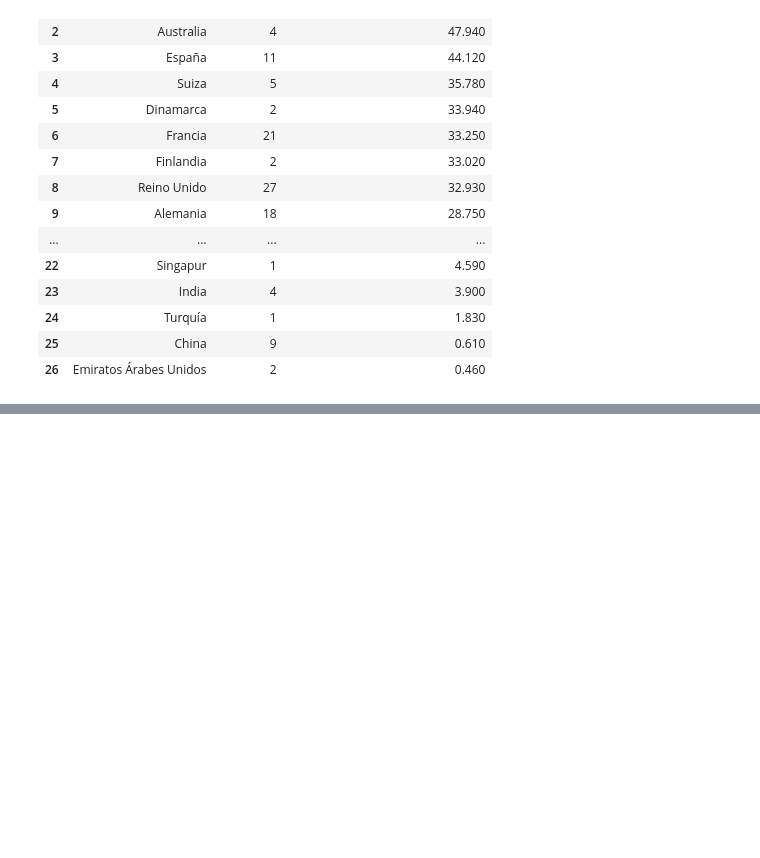
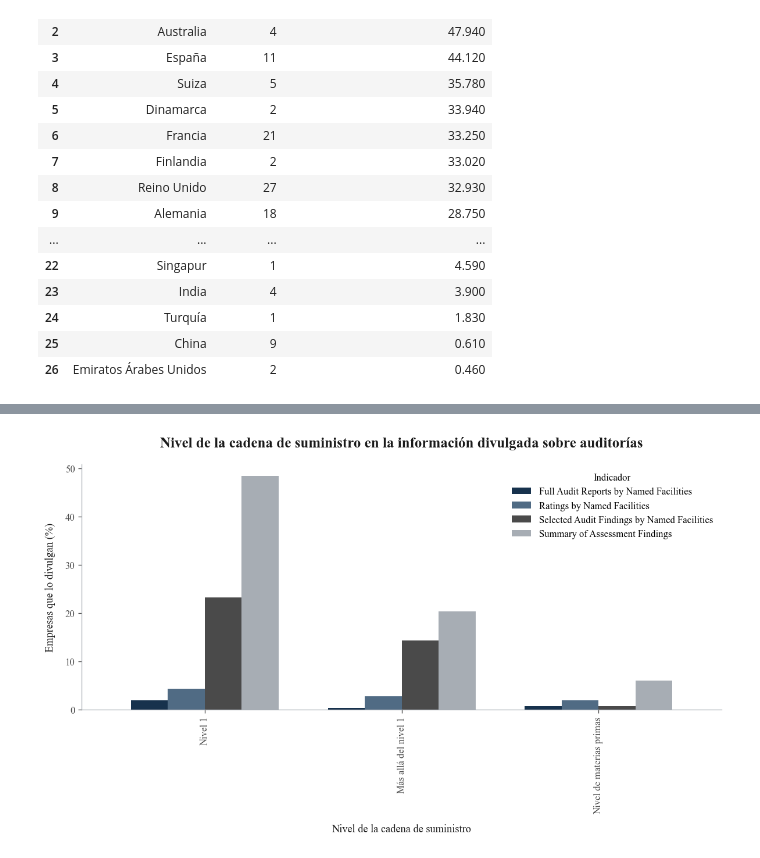
Before and after one commit to avrilsalazarrodriguez/fashion-transparency-index-2023, a Jupyter notebook: scripts/03_Analisis_exploratorio_de_datos.ipynb, the cells around one changed output, grey strips where cells are left out. Cells and saved outputs as stored; diff of their text form; code cells hidden in the pictures; blank space fills up the shorter version.

Commit message:
Completa EDA con indicadores no binarios

```diff
--- a/scripts/03_Analisis_exploratorio_de_datos.ipynb
+++ b/scripts/03_Analisis_exploratorio_de_datos.ipynb
@@ -1968,0 +2592,80 @@ Países representados: 27
+# %%
+# Visualizamos los elementos divulgados en los indicadores
+# relacionados con auditorías
+
+niveles = [
+    "At tier 1 level",
+    "Beyond tier 1",
+    "Raw material level"
+]
+
+traduccion = {
+    "At tier 1 level": "Nivel 1",
+    "Beyond tier 1": "Más allá del nivel 1",
+    "Raw material level": "Nivel de materias primas"
+}
+
+tabla_grafica = (
+    resumen_auditorias
+    .pivot(
+        index="Elemento",
+        columns="Indicador",
+        values="Porcentaje"
+    )
+    .reindex(niveles)
+)
+
+tabla_grafica.index = [
+    traduccion[nivel]
+    for nivel in tabla_grafica.index
+]
+
+fig, ax = plt.subplots(figsize=(10, 6))
+
+tabla_grafica.plot(
+    kind="bar",
+    ax=ax,
+    color=[
+        AZUL_MARINO,
+        AZUL_SECUNDARIO,
+        GRIS_OSCURO,
+        GRIS_MEDIO
+    ],
+    width=0.75
+)
+
+ax.set_title(
+    "Nivel de la cadena de suministro en la información divulgada sobre auditorías",
+    pad=18
+)
+
+ax.set_xlabel(
+    "Nivel de la cadena de suministro",
+    labelpad=10
+)
+
+ax.set_ylabel(
+    "Empresas que lo divulgan (%)",
+    labelpad=10
+)
+
+ax.spines["top"].set_visible(False)
+ax.spines["right"].set_visible(False)
+ax.spines["left"].set_color(GRIS_MEDIO)
+ax.spines["bottom"].set_color(GRIS_MEDIO)
+
+ax.legend(
+    title="Indicador",
+    frameon=False
+)
+
+fig.tight_layout()
+
+guardar_figura(
+    fig,
+    "niveles_auditorias"
+)
+
+plt.show()
+# %% [output]
+[figure, added]
```
Also changed, not shown: parts of 33 cells of this notebook, 10 other files.
